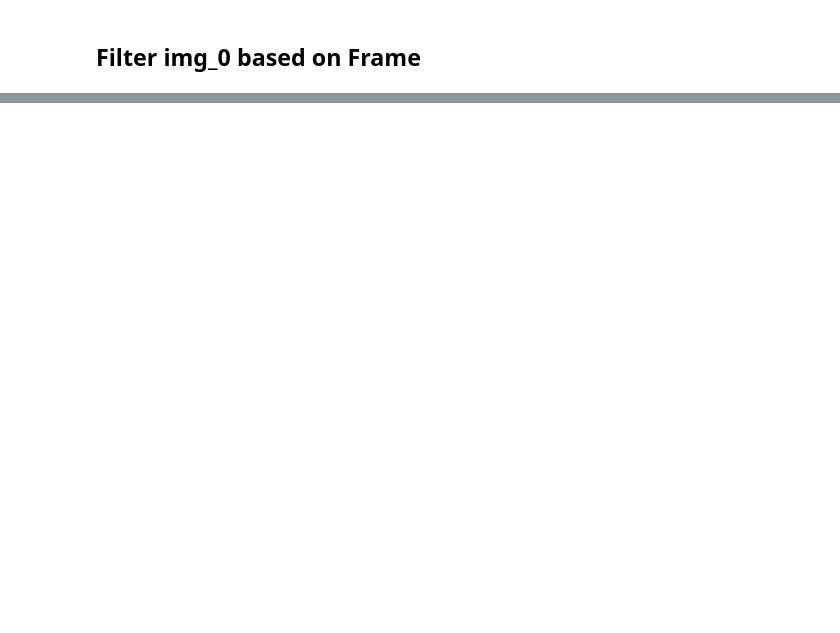
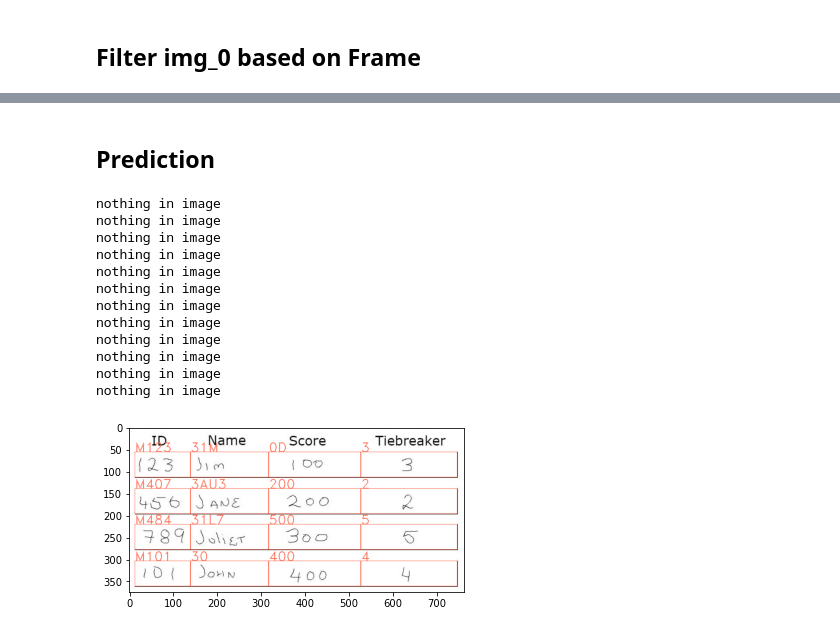
Before and after one commit to wlwlct/HandWritingRecognization, a Jupyter notebook: cell segmentation.ipynb, the cells around one changed output, grey strips where cells are left out. Saved outputs shown, nothing was run; the diff lists cells and outputs as text; code cells hidden in the pictures; blank space fills up the shorter version.

Commit message:
combine model+segmentation

```diff
--- a/cell segmentation.ipynb
+++ b/cell segmentation.ipynb
@@ -127,8 +189,0 @@ CoefVar
-# %%
-idx = [i for i,k in enumerate(area_list) if k>20000]
-img_int = []
-for i in idx:
-    x1, y1, x2, y2= regions[i].bbox
-    plt.subplot(121);plt.imshow(img_0[x1:x2, y1:y2]); plt.title(np.sum(img_0[x1:x2, y1:y2]))
-    plt.subplot(122);plt.imshow(np.multiply(img_0[1:, 1:], frame_label==i+1))
-    plt.show()
@@ -137,0 +190,2 @@ plt.show()
+# %% [markdown]
+## Prediction
@@ -137,0 +196,7 @@ plt.show()
+# %%
+with open('letters rfc model.pkl', 'rb') as f:
+    l_rfc = pickle.load(f)
+
+
+with open('both rfc model.pkl', 'rb') as f:
+    both_rfc = pickle.load(f)
@@ -137,0 +273,46 @@ plt.show()
+# %%
+label = {i:str(i) for i in range(10)}
+for i in range(10,36,1):
+    label[i] = chr(i+55)
+# %%
+#img_copy=img_0.copy()
+img_copy = cv2.imread('Examples/SG9AL.jpeg')
+idx = [i for i,k in enumerate(area_list) if k>000]
+img_int = []
+soft_region = 0
+for i in idx:
+    x1, y1, x2, y2= regions[i].bbox
+    if np.sum(img_0[x1:x2, y1:y2])>0:
+        image = img_0[x1-soft_region:x2+soft_region, y1-soft_region:y2+soft_region]
+        boxes, chars = norm_img(image)
+        char_len = len(chars)
+        if char_len>0:
+            #plt.imshow(image)
+            #plt.show()
+            #plt.imshow(chars.reshape(-1,28))
+            #plt.show()
+            chars_feature = X_features(train_X=chars*255, train_y=np.zeros(char_len))
+            # letter model
+            letter_label = ''.join([label[i] for i in l_rfc.predict(chars_feature)])
+            both_label = ''.join([label[i] for i in both_rfc.predict(chars_feature)])
+
+            image = cv2.rectangle(img_copy, (y1,x1), (y2,x2), color = (255,99,71), thickness=1)
+            img_copy=cv2.putText(img = img_copy, text = both_label,color = (255,99,71), org = (y1, x1),fontScale = 1, fontFace = cv2.FONT_HERSHEY_DUPLEX, thickness = 1)
+
+        else: print('nothing in image')
+plt.imshow(img_copy)
+plt.show()
+# %% [output]
+nothing in image
+nothing in image
+nothing in image
+nothing in image
+nothing in image
+nothing in image
+nothing in image
+nothing in image
+nothing in image
+nothing in image
+nothing in image
+nothing in image
+[figure, added]
```
Also changed, not shown: parts of 12 cells of this notebook, 1 other file.
